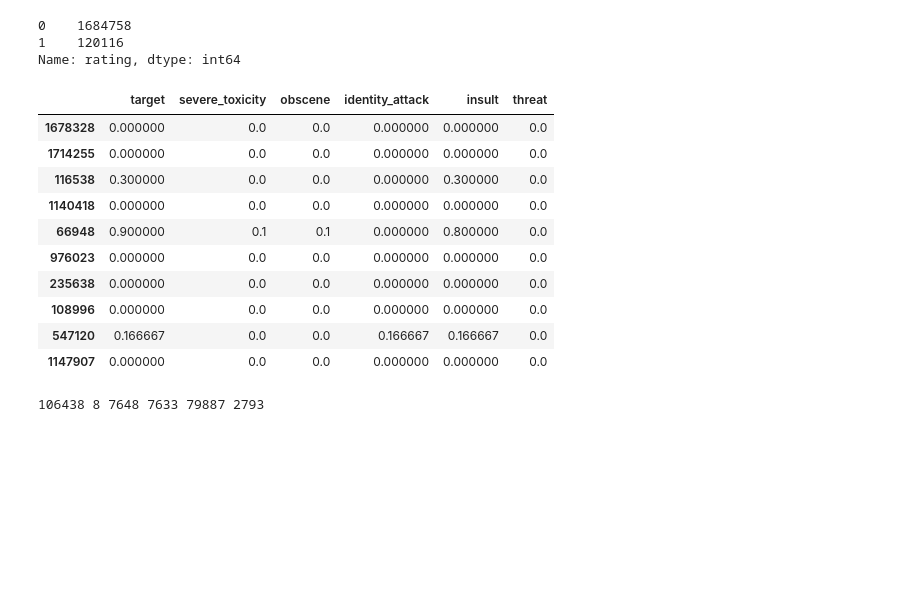
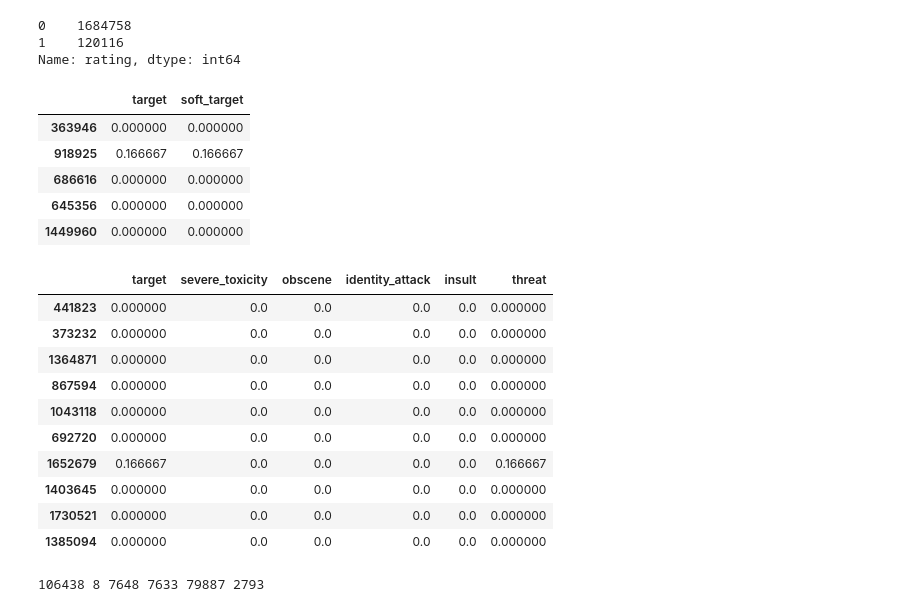
Before and after one commit to chicm/toxic, a Jupyter notebook: eda.ipynb, the cells around one changed output. Drawn from its saved outputs; the diff is of its cells as text; code cells hidden in the pictures; blank space fills up the shorter version.

```diff
--- a/eda.ipynb
+++ b/eda.ipynb
@@ -45,21 +45,32 @@ df.rating.value_counts()
 0    1684758
 1    120116
 Name: rating, dtype: int64
+# %%
+df['soft_target'] = df['target'].values.copy()
+# %%
+df[['target', 'soft_target']].sample(5)
+# %% [output]
+|  | target | soft_target |
+| 363946 | 0.000000 | 0.000000 |
+| 918925 | 0.166667 | 0.166667 |
+| 686616 | 0.000000 | 0.000000 |
+| 645356 | 0.000000 | 0.000000 |
+| 1449960 | 0.000000 | 0.000000 |
 # %%
 AUX_COLUMNS = ['target', 'severe_toxicity', 'obscene', 'identity_attack', 'insult', 'threat']
 df[AUX_COLUMNS].sample(10)
 # %% [output]
 |  | target | severe_toxicity | obscene | identity_attack | insult | threat |
-| 1678328 | 0.000000 | 0.0 | 0.0 | 0.000000 | 0.000000 | 0.0 |
-| 1714255 | 0.000000 | 0.0 | 0.0 | 0.000000 | 0.000000 | 0.0 |
-| 116538 | 0.300000 | 0.0 | 0.0 | 0.000000 | 0.300000 | 0.0 |
-| 1140418 | 0.000000 | 0.0 | 0.0 | 0.000000 | 0.000000 | 0.0 |
-| 66948 | 0.900000 | 0.1 | 0.1 | 0.000000 | 0.800000 | 0.0 |
-| 976023 | 0.000000 | 0.0 | 0.0 | 0.000000 | 0.000000 | 0.0 |
-| 235638 | 0.000000 | 0.0 | 0.0 | 0.000000 | 0.000000 | 0.0 |
-| 108996 | 0.000000 | 0.0 | 0.0 | 0.000000 | 0.000000 | 0.0 |
-| 547120 | 0.166667 | 0.0 | 0.0 | 0.166667 | 0.166667 | 0.0 |
-| 1147907 | 0.000000 | 0.0 | 0.0 | 0.000000 | 0.000000 | 0.0 |
+| 441823 | 0.000000 | 0.0 | 0.0 | 0.0 | 0.0 | 0.000000 |
+| 373232 | 0.000000 | 0.0 | 0.0 | 0.0 | 0.0 | 0.000000 |
+| 1364871 | 0.000000 | 0.0 | 0.0 | 0.0 | 0.0 | 0.000000 |
+| 867594 | 0.000000 | 0.0 | 0.0 | 0.0 | 0.0 | 0.000000 |
+| 1043118 | 0.000000 | 0.0 | 0.0 | 0.0 | 0.0 | 0.000000 |
+| 692720 | 0.000000 | 0.0 | 0.0 | 0.0 | 0.0 | 0.000000 |
+| 1652679 | 0.166667 | 0.0 | 0.0 | 0.0 | 0.0 | 0.166667 |
+| 1403645 | 0.000000 | 0.0 | 0.0 | 0.0 | 0.0 | 0.000000 |
+| 1730521 | 0.000000 | 0.0 | 0.0 | 0.0 | 0.0 | 0.000000 |
+| 1385094 | 0.000000 | 0.0 | 0.0 | 0.0 | 0.0 | 0.000000 |
 # %%
 print(len(df[df['target']>0.5]), len(df[df['severe_toxicity']>0.5]), len(df[df['obscene']>0.5]),len(df[df['identity_attack']>0.5]),len(df[df['insult']>0.5]), len(df[df['threat']>0.5]))
 # %% [output]
```
Also changed, not shown: 3 other files.
